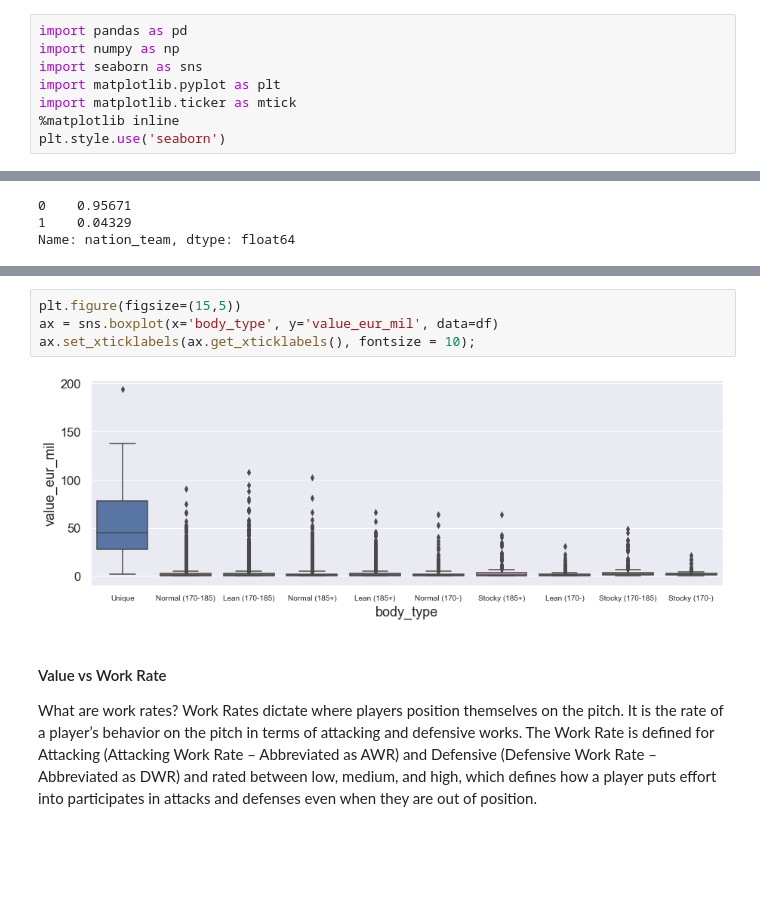
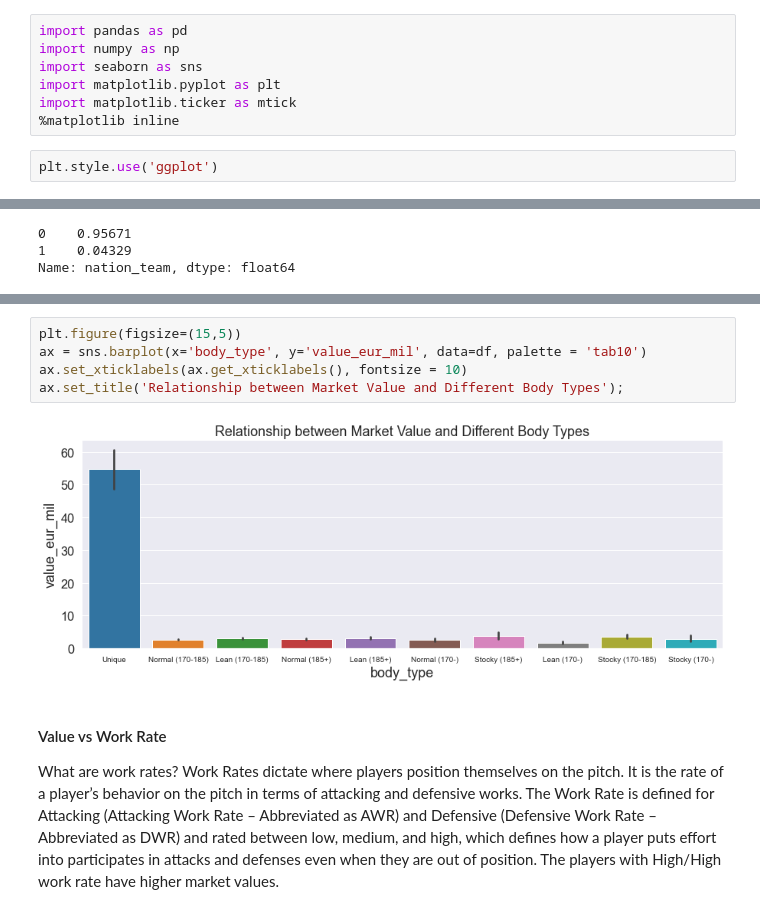
Before and after one commit to carlearn/dsc-capstone-project, a Jupyter notebook: student_notebook.ipynb, the cells around one changed output, grey strips where cells are left out. Cells and saved outputs as stored; diff of their text form; blank space fills up the shorter version.

```diff
--- a/student_notebook.ipynb
+++ b/student_notebook.ipynb
@@ -31,7 +31,8 @@ import seaborn as sns
 import matplotlib.pyplot as plt
 import matplotlib.ticker as mtick
 %matplotlib inline
-plt.style.use('seaborn')
+# %%
+plt.style.use('ggplot')
 # %%
 from sklearn.preprocessing import StandardScaler, MinMaxScaler
 from sklearn.preprocessing import OneHotEncoder
@@ -312,10 +442,11 @@ sns.boxplot(x='preferred_foot', y='value_eur_mil', data=df)
 # %%
 plt.figure(figsize=(15,5))
-ax = sns.boxplot(x='body_type', y='value_eur_mil', data=df)
-ax.set_xticklabels(ax.get_xticklabels(), fontsize = 10);
+ax = sns.barplot(x='body_type', y='value_eur_mil', data=df, palette = 'tab10')
+ax.set_xticklabels(ax.get_xticklabels(), fontsize = 10)
+ax.set_title('Relationship between Market Value and Different Body Types');
 # %% [output]
-[figure, old version]
+[figure, new version]
 # %% [markdown]
 #### Value vs Work Rate
 
-What are work rates? Work Rates dictate where players position themselves on the pitch. It is the rate of a player’s behavior on the pitch in terms of attacking and defensive works. The Work Rate is defined for Attacking (Attacking Work Rate – Abbreviated as AWR) and Defensive (Defensive Work Rate – Abbreviated as DWR) and rated between low, medium, and high, which defines how a player puts effort into participates in attacks and defenses even when they are out of position.
+What are work rates? Work Rates dictate where players position themselves on the pitch. It is the rate of a player’s behavior on the pitch in terms of attacking and defensive works. The Work Rate is defined for Attacking (Attacking Work Rate – Abbreviated as AWR) and Defensive (Defensive Work Rate – Abbreviated as DWR) and rated between low, medium, and high, which defines how a player puts effort into participates in attacks and defenses even when they are out of position. The players with High/High work rate have higher market values.
```
Also changed, not shown: parts of 46 cells of this notebook.
